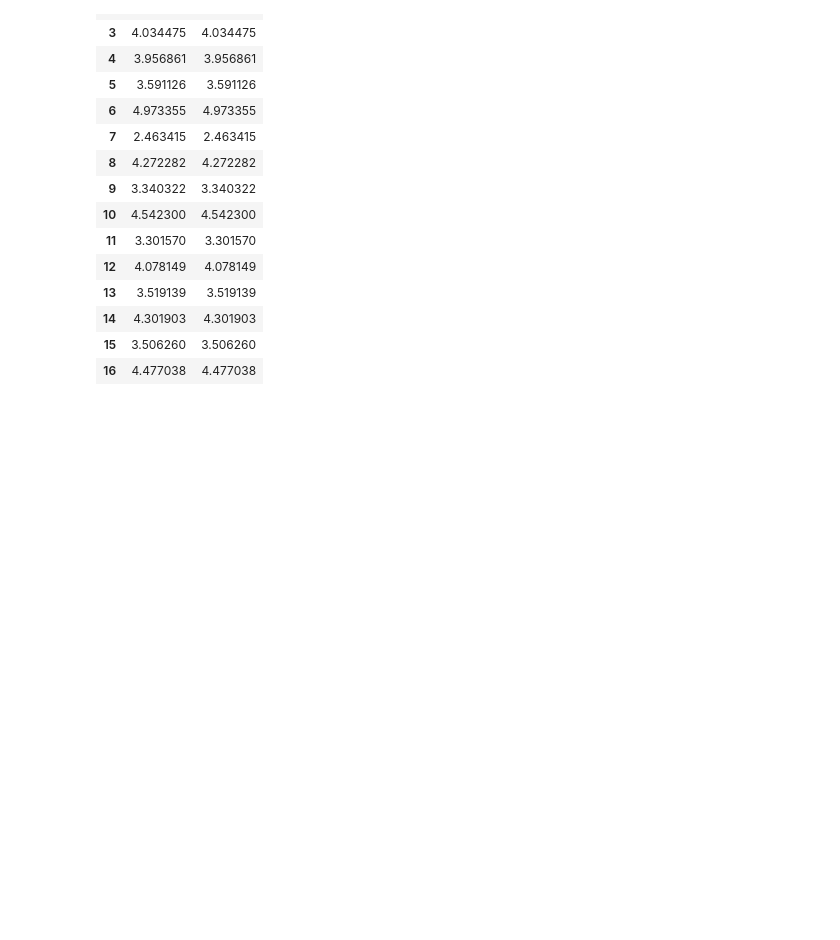
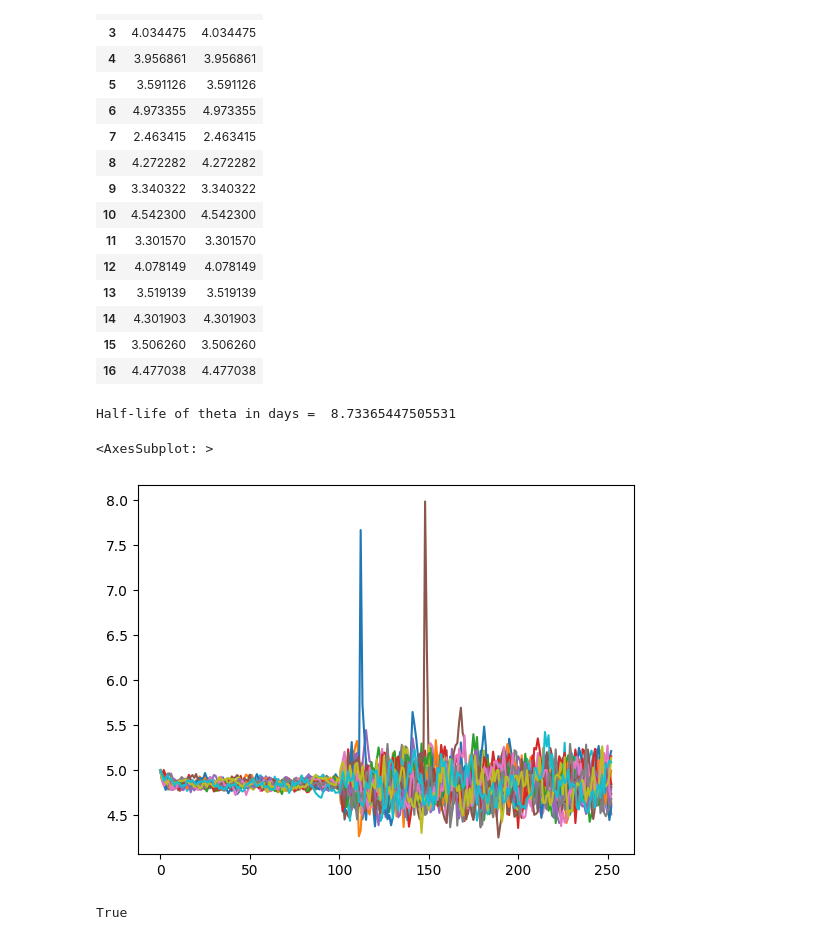
Before and after one commit to bbcho/risktools-dev, a Jupyter notebook: notebooks/simOUJ.ipynb, the cells around one changed output. Drawn from its saved outputs; the diff is of its cells as text; code cells hidden in the pictures; blank space fills up the shorter version.

```diff
--- a/notebooks/simOUJ.ipynb
+++ b/notebooks/simOUJ.ipynb
@@ -58,3 +58,20 @@ Half-life of theta in days =  87.3365447505531
 | 14 | 4.301903 | 4.301903 |
 | 15 | 3.506260 | 3.506260 |
 | 16 | 4.477038 | 4.477038 |
+# %%
+sigma = np.ones((252, sims)) * 0.1
+# %%
+sigma[100:,:] = 0.5
+# %%
+ss = rt.simOUJ(sigma=sigma, theta=20, T=1, dt=1/252, sims=sims, seed=12345)#.iloc[:,:100].plot(legend=False)
+# %% [output]
+Half-life of theta in days =  8.73365447505531
+# %%
+ss.iloc[:,:100].plot(legend=False)
+# %% [output]
+<AxesSubplot: >
+[figure, added]
+# %%
+ss.iloc[152,:].std()/ss.iloc[25,:].std() > 3
+# %% [output]
+True
```
Also changed, not shown: 3 other files.
